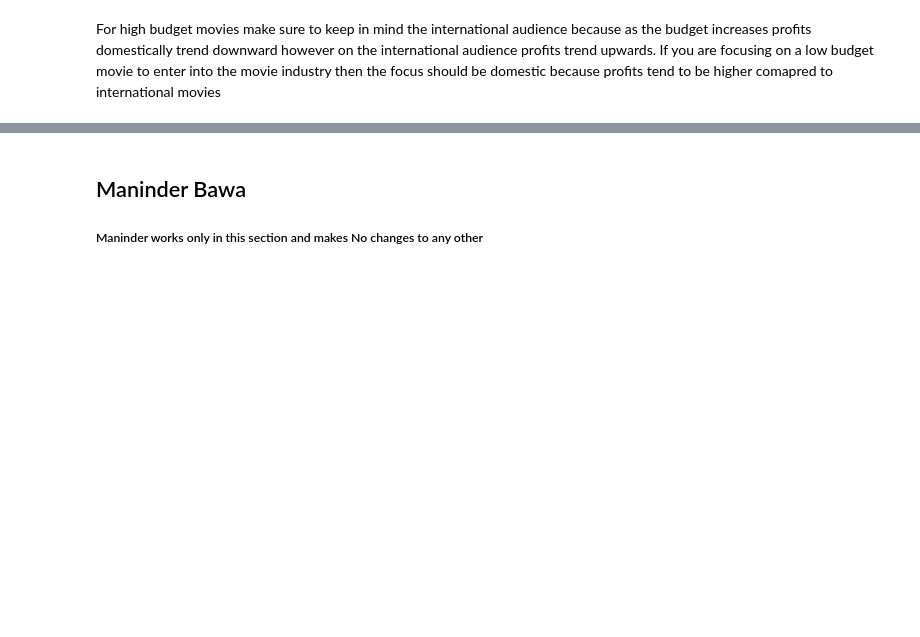
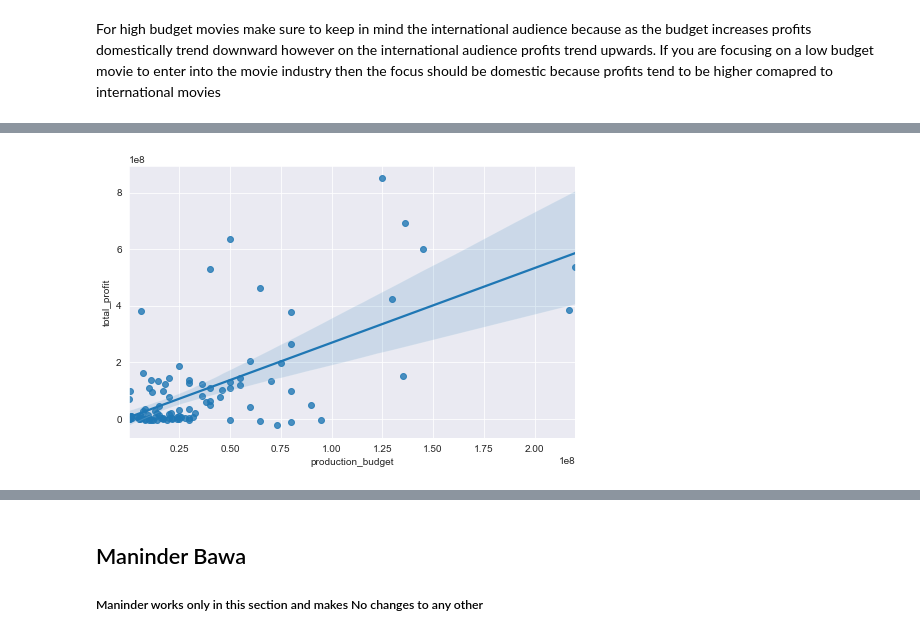
Before and after one commit to masonbatch/dsc-capstone, a Jupyter notebook: student.ipynb, the cells around one changed output, grey strips where cells are left out. Cells and saved outputs as stored; diff of their text form; code cells hidden in the pictures; blank space fills up the shorter version.

```diff
--- a/student.ipynb
+++ b/student.ipynb
@@ -396,4 +414,6 @@ sns.regplot(data = top_100, x = "production_budget" , y = "foreign_profit", ax=a
 # %%
 fig, ax = plt.subplots(figsize=(8,5))
-sns.regplot(data = top_100, x = "production_budget" , y = "total_profit", ax=ax);
+sns.regplot(data = sample, x = "production_budget" , y = "total_profit", ax=ax);
+# %% [output]
+[figure, added]
 # %%
```
Also changed, not shown: parts of 11 cells of this notebook.
